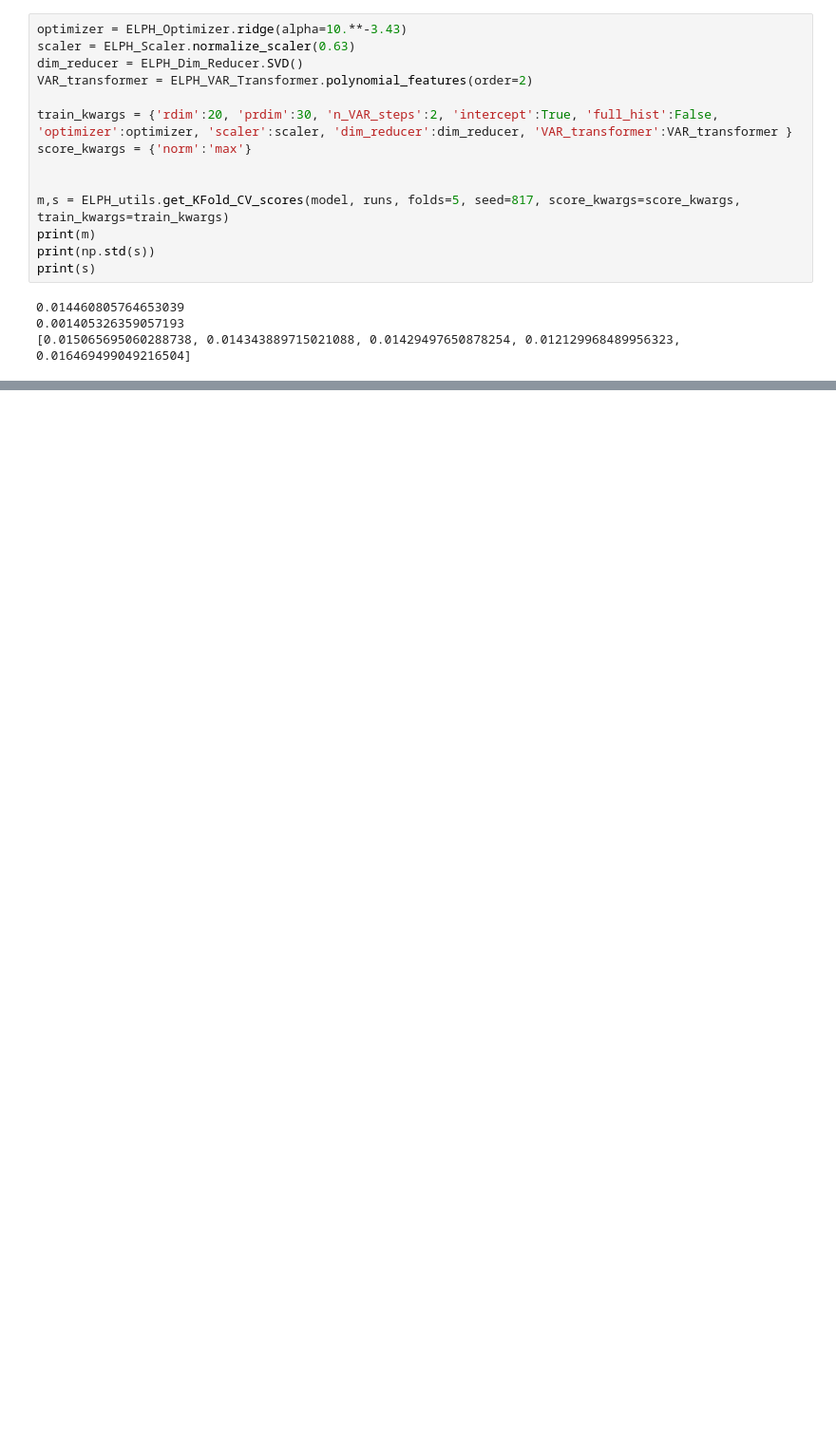
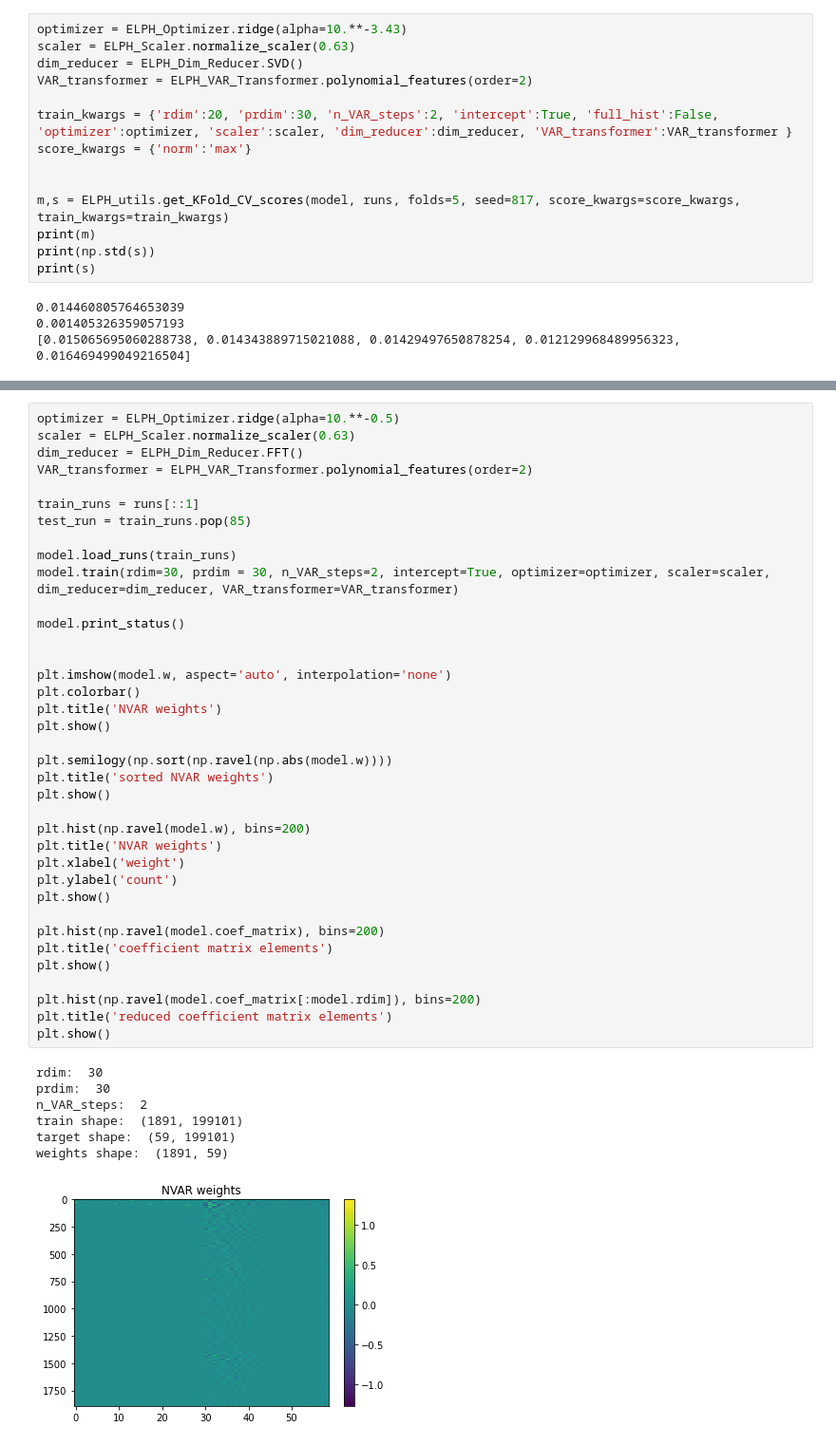
Before and after one commit to stmeinecke/derrom, a Jupyter notebook: ELPH-ML_RDNLVAR.ipynb, the cells around one changed output, grey strips where cells are left out. Shown: that part at 95% size. Saved outputs shown, nothing was run; the diff lists cells and outputs as text; blank space fills up the shorter version.

```diff
--- a/ELPH-ML_RDNLVAR.ipynb
+++ b/ELPH-ML_RDNLVAR.ipynb
@@ -209,0 +192,45 @@ max abs error:  0.0718163364108495
+# %%
+optimizer = ELPH_Optimizer.ridge(alpha=10.**-0.5)
+scaler = ELPH_Scaler.normalize_scaler(0.63)
+dim_reducer = ELPH_Dim_Reducer.FFT()
+VAR_transformer = ELPH_VAR_Transformer.polynomial_features(order=2)
+
+train_runs = runs[::1]
+test_run = train_runs.pop(85)
+
+model.load_runs(train_runs)
+model.train(rdim=30, prdim = 30, n_VAR_steps=2, intercept=True, optimizer=optimizer, scaler=scaler, dim_reducer=dim_reducer, VAR_transformer=VAR_transformer)
+
+model.print_status()
+
+
+plt.imshow(model.w, aspect='auto', interpolation='none')
+plt.colorbar()
+plt.title('NVAR weights')
+plt.show()
+
+plt.semilogy(np.sort(np.ravel(np.abs(model.w))))
+plt.title('sorted NVAR weights')
+plt.show()
+
+plt.hist(np.ravel(model.w), bins=200)
+plt.title('NVAR weights')
+plt.xlabel('weight')
+plt.ylabel('count')
+plt.show()
+
+plt.hist(np.ravel(model.coef_matrix), bins=200)
+plt.title('coefficient matrix elements')
+plt.show()
+
+plt.hist(np.ravel(model.coef_matrix[:model.rdim]), bins=200)
+plt.title('reduced coefficient matrix elements')
+plt.show()
+# %% [output]
+rdim:  30
+prdim:  30
+n_VAR_steps:  2
+train shape:  (1891, 199101)
+target shape:  (59, 199101)
+weights shape:  (1891, 59)
+[figure, added]
```
Also changed, not shown: parts of 9 cells of this notebook, 1 other file.
